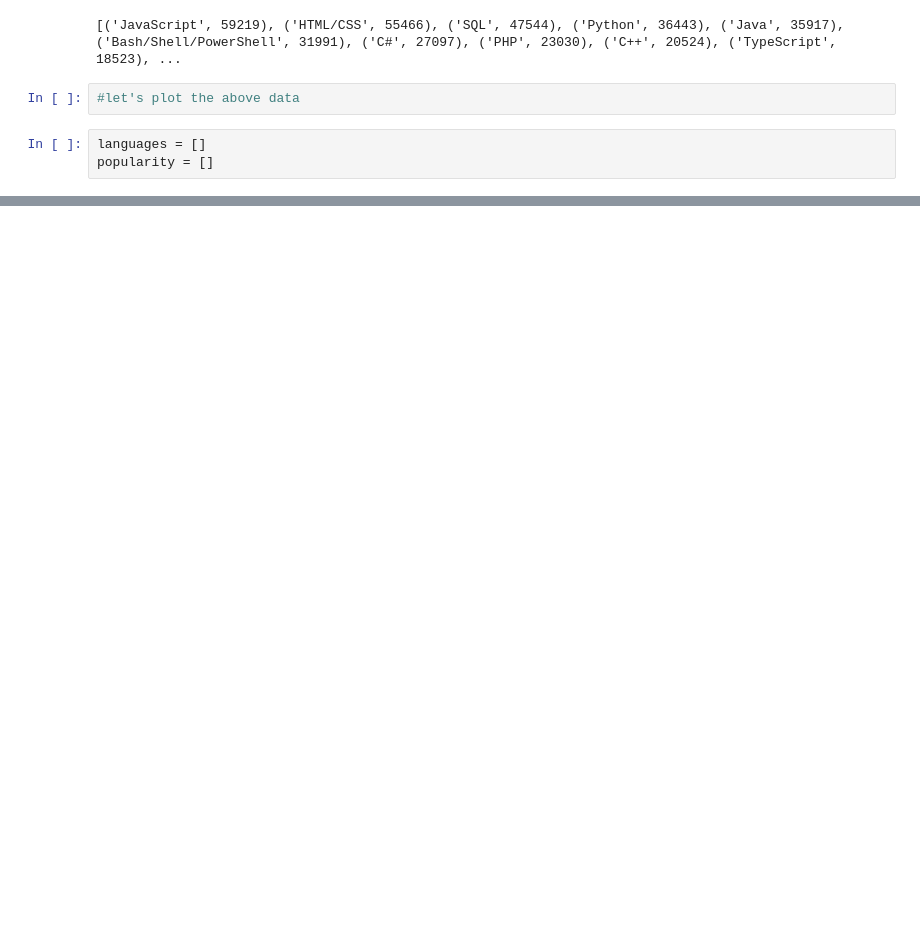
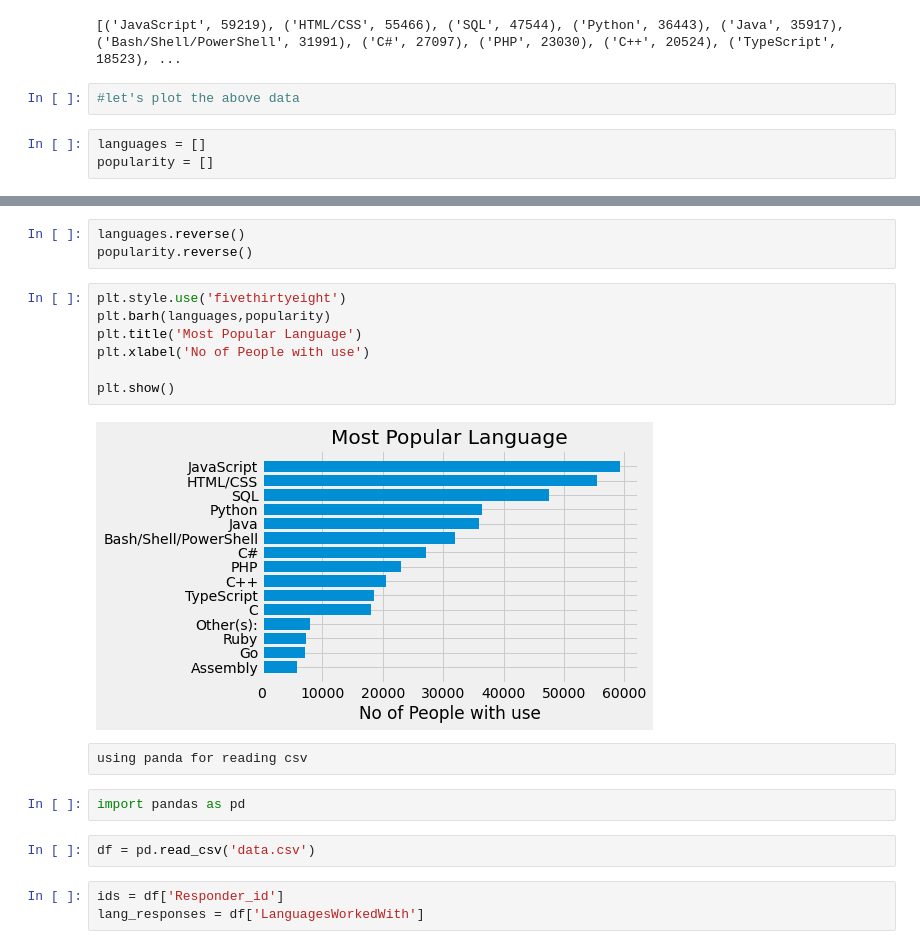
Before and after one commit to devpeak/Matplotlib, a Jupyter notebook: 2_Barcharts-and-Analyzing-data-from-CSVs.ipynb, the cells around one changed output, grey strips where cells are left out. Saved outputs shown, nothing was run; the diff lists cells and outputs as text; blank space fills up the shorter version.

```diff
--- a/2_Barcharts-and-Analyzing-data-from-CSVs.ipynb
+++ b/2_Barcharts-and-Analyzing-data-from-CSVs.ipynb
@@ -161,0 +186,21 @@ print(popularity)
+# %%
+languages.reverse()
+popularity.reverse()
+# %%
+plt.style.use('fivethirtyeight')
+plt.barh(languages,popularity)
+plt.title('Most Popular Language')
+plt.xlabel('No of People with use')
+
+plt.show()
+# %% [output]
+[figure, added]
+# %% [raw]
+using panda for reading csv
+# %%
+import pandas as pd
+# %%
+df = pd.read_csv('data.csv')
+# %%
+ids = df['Responder_id']
+lang_responses = df['LanguagesWorkedWith']
```
Also changed, not shown: parts of 16 cells of this notebook.
